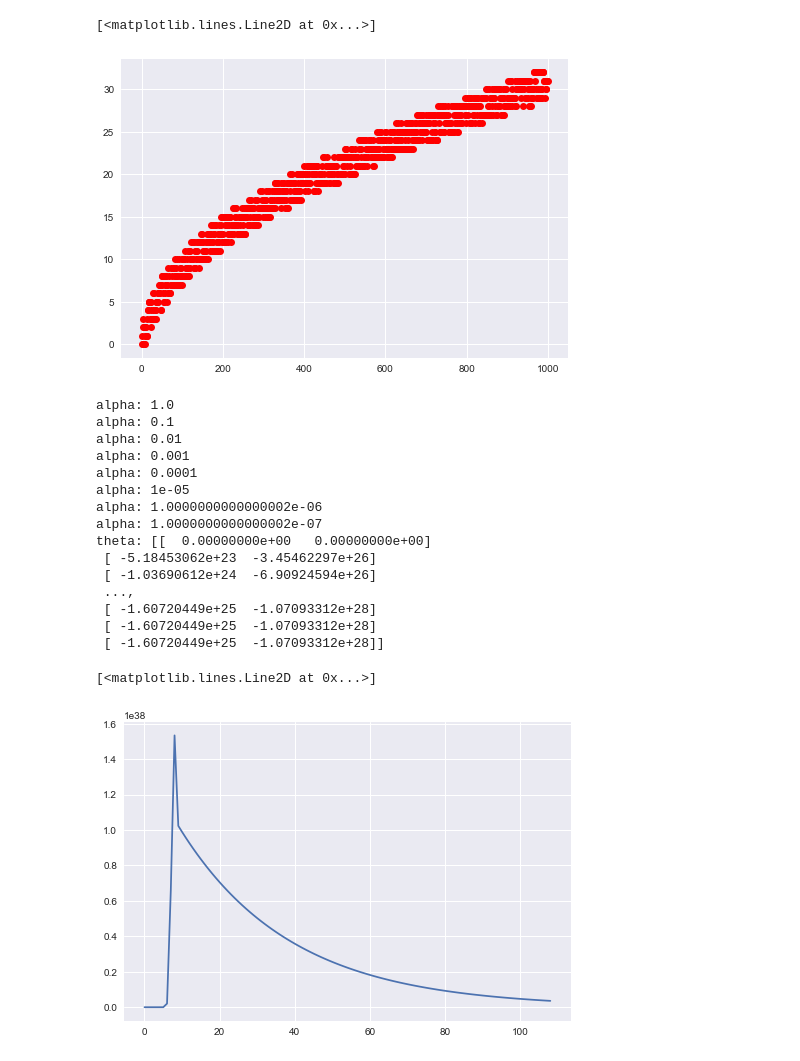
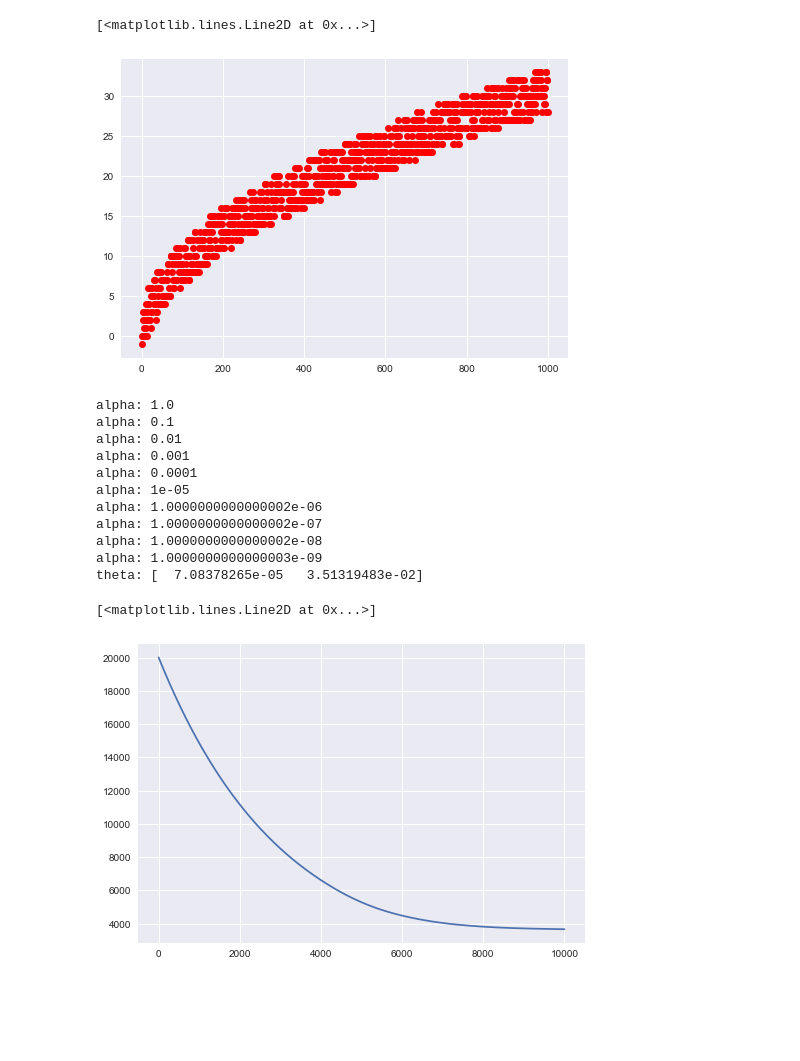
Before and after one commit to 5l1v3r1/Machine-Learning-7, a Jupyter notebook: sample regression/sample test.ipynb, the cells around one changed output. Cells and saved outputs as stored; diff of their text form; code cells hidden in the pictures; blank space fills up the shorter version.

Commit message:
auto alpha selector!

```diff
--- a/sample regression/sample test.ipynb
+++ b/sample regression/sample test.ipynb
@@ -8,7 +8,7 @@ from scipy import stats
 import matplotlib as mpl
 import matplotlib.pyplot as plt
 # %%
-noiseSize = 2
+noiseSize = 3
 size = 1000
 
 sample = np.arange(size*2).reshape( (2, size) )
@@ -19,7 +19,7 @@ sample = sample.T
 plt.plot(sample[:,0], sample[:,1], 'ro')
 # %% [output]
 [<matplotlib.lines.Line2D at 0x...>]
-[figure, old version]
+[figure, new version]
 # %%
 data = sample
 n = 2
@@ -29,7 +29,7 @@ x = data[:, :n-1]
 x = np.concatenate((np.ones((1,m)), x.T)).T
 
 y = np.array( data[:,-1] )
-y = y.reshape( (m, 1) )
+y = y.T
 # %%
 # # TODO: make it faster!
 # scale = []
@@ -43,7 +43,7 @@ y = y.reshape( (m, 1) )
 #     for j in range(0, n):
 #         x[i][j] = (x[i][j] - scale[j][2]) / (scale[j][1] - scale[j][0])
 # %%
-iterCount = 100
+iterCount = 10000
 alpha = 10
 theta = np.array(n * [0])
 
@@ -51,38 +51,36 @@ j = []
 complete = False
 
 while( not complete ):
     complete = True
     for _ in range(0, iterCount):
         h = np.dot(x , theta.T).T
         loss = h - y
         gradient = np.dot(loss , x)
         theta = theta - alpha * gradient / m
         j += [ abs(np.array(loss)).sum() ]
 
         # fix big alpha
         if (j[ len(j)-1 ] > j[ len(j)-2 ]):
             complete = False
             alpha = alpha / 10
             print('alpha:', alpha)
+            theta = np.array(n * [0])
+            j.clear()
             break
 
 print('theta:', theta )
 plt.plot(j)
 # %% [output]
 alpha: 1.0
 alpha: 0.1
 alpha: 0.01
 alpha: 0.001
 alpha: 0.0001
 alpha: 1e-05
 alpha: 1.0000000000000002e-06
 alpha: 1.0000000000000002e-07
-theta: [[  0.00000000e+00   0.00000000e+00]
- [ -5.18453062e+23  -3.45462297e+26]
- [ -1.03690612e+24  -6.90924594e+26]
- ...,
- [ -1.60720449e+25  -1.07093312e+28]
- [ -1.60720449e+25  -1.07093312e+28]
- [ -1.60720449e+25  -1.07093312e+28]]
+alpha: 1.0000000000000002e-08
+alpha: 1.0000000000000003e-09
+theta: [  7.08378265e-05   3.51319483e-02]
 [<matplotlib.lines.Line2D at 0x...>]
-[figure, old version]
+[figure, new version]
```
Also changed, not shown: parts of 2 cells of this notebook, 1 other file.
